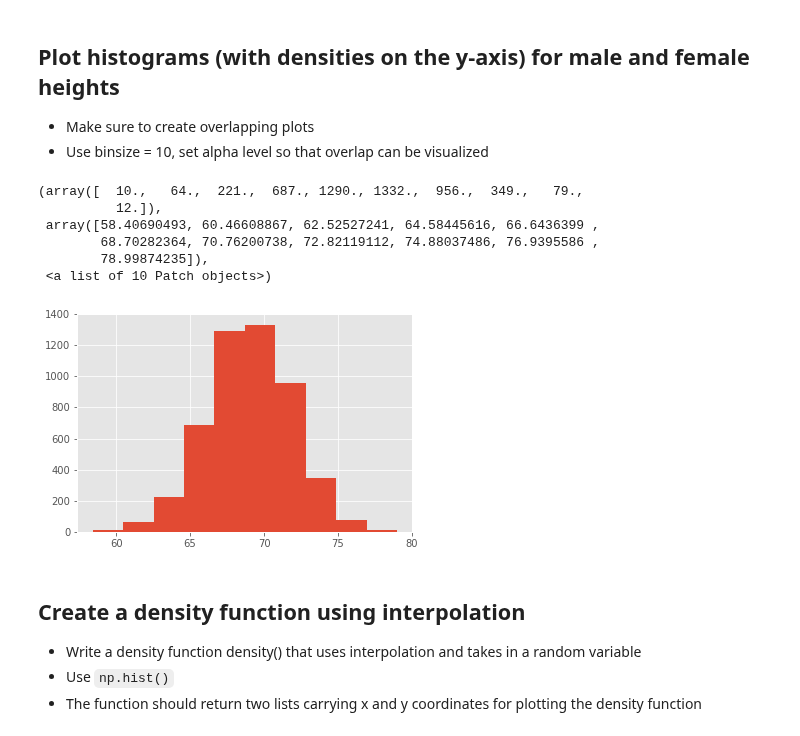
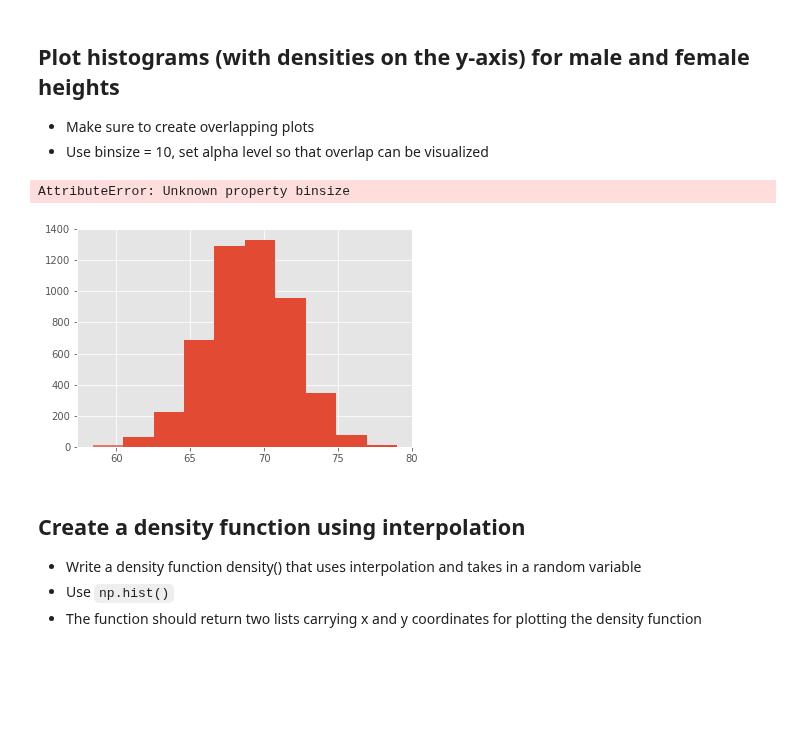
Before and after one commit to jmt0221/probability-density-functions-lab-nyc-ds-082619, a Jupyter notebook: index.ipynb, the cells around one changed output. Drawn from its saved outputs; the diff is of its cells as text; code cells hidden in the pictures; blank space fills up the shorter version.

```diff
--- a/index.ipynb
+++ b/index.ipynb
@@ -71,17 +71,12 @@ female_df
 # %%
 # Your code here
 fig, ax = plt.subplots()
 
 ax.hist(x=male_df['Height'],alpha=0.7,binsize=10)
-ax.hist(x=female_df['Height'],alpha = 0.7)
+ax.hist(x=female_df['Height'],alpha = 0.7, binsize=10)
 # %% [output]
-(array([  10.,   64.,  221.,  687., 1290., 1332.,  956.,  349.,   79.,
-          12.]),
- array([58.40690493, 60.46608867, 62.52527241, 64.58445616, 66.6436399 ,
-        68.70282364, 70.76200738, 72.82119112, 74.88037486, 76.9395586 ,
-        78.99874235]),
- <a list of 10 Patch objects>)
+AttributeError: Unknown property binsize
-[figure, old version]
+[figure, new version]
 # %%
 # Record your observations - are these inline with your personal observations?
 # %% [markdown]
```
